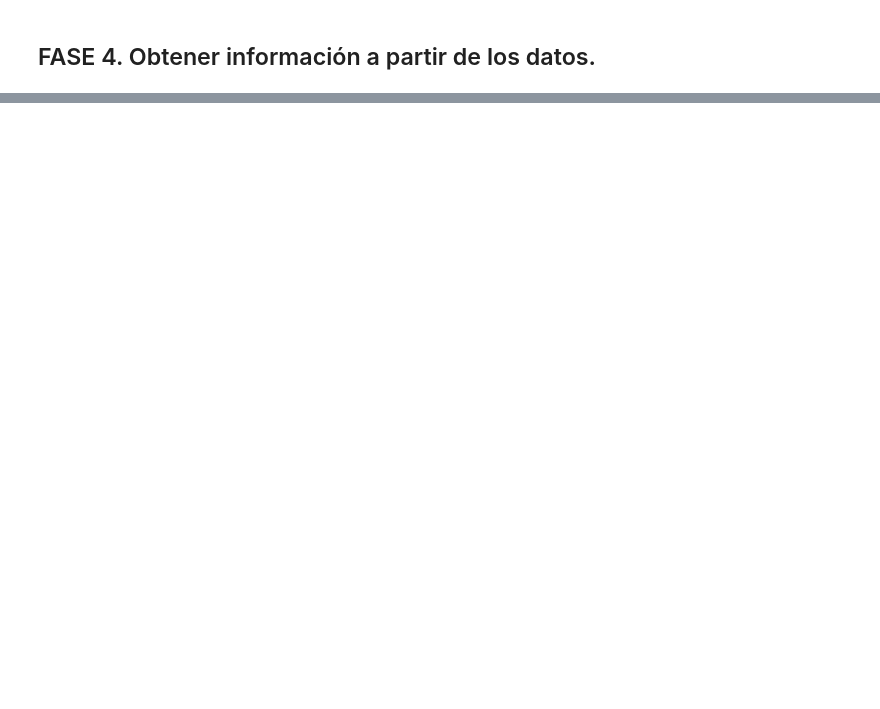
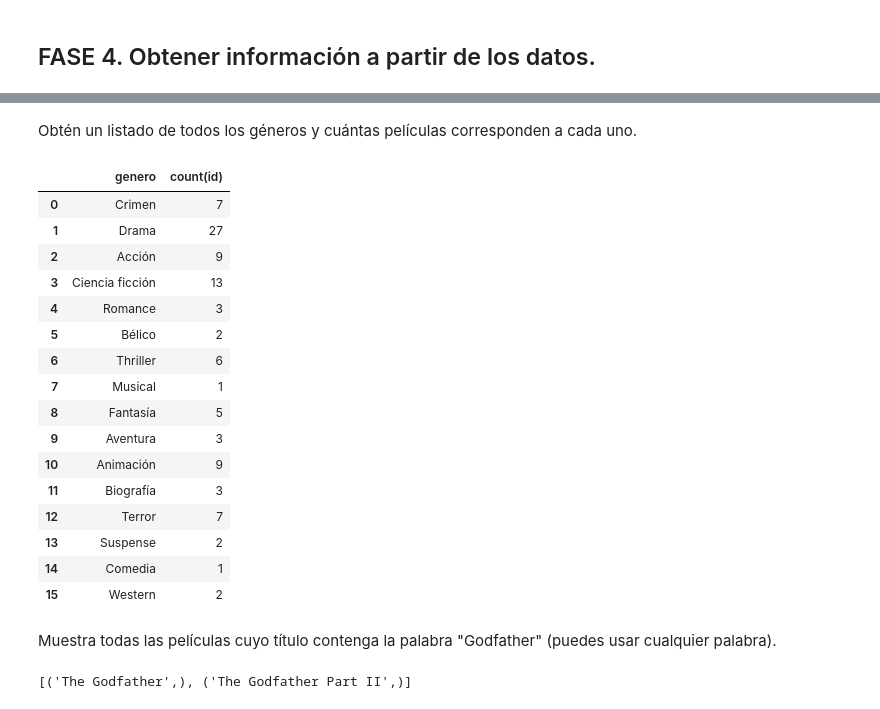
Before and after one commit to Adalab/bda-modulo-2-evaluacion-final-LauraBove, a Jupyter notebook: ejercicio1.ipynb, the cells around one changed output, grey strips where cells are left out. Cells and saved outputs as stored; diff of their text form; code cells hidden in the pictures; blank space fills up the shorter version.

```diff
--- a/ejercicio1.ipynb
+++ b/ejercicio1.ipynb
@@ -171,0 +328,45 @@ print(f"{mycursor.rowcount} registros insertados")
+# %% [markdown]
+Obtén un listado de todos los géneros y cuántas películas corresponden a cada uno.
+# %%
+query = """
+SELECT genero, count(id)
+FROM films
+GROUP BY genero
+"""
+
+
+df = pd.read_sql(query, cnx)
+df
+# %% [output]
+|  | genero | count(id) |
+| 0 | Crimen | 7 |
+| 1 | Drama | 27 |
+| 2 | Acción | 9 |
+| 3 | Ciencia ficción | 13 |
+| 4 | Romance | 3 |
+| 5 | Bélico | 2 |
+| 6 | Thriller | 6 |
+| 7 | Musical | 1 |
+| 8 | Fantasía | 5 |
+| 9 | Aventura | 3 |
+| 10 | Animación | 9 |
+| 11 | Biografía | 3 |
+| 12 | Terror | 7 |
+| 13 | Suspense | 2 |
+| 14 | Comedia | 1 |
+| 15 | Western | 2 |
+# %% [markdown]
+Muestra todas las películas cuyo título contenga la palabra "Godfather" (puedes usar cualquier palabra).
+# %%
+query = """
+SELECT titulo
+FROM films
+WHERE titulo LIKE '%GODFATHER%';
+"""
+
+
+mycursor.execute(query)
+results_duracion = mycursor.fetchall()
+results_duracion
+# %% [output]
+[('The Godfather',), ('The Godfather Part II',)]
```
Also changed, not shown: parts of 26 cells of this notebook.
